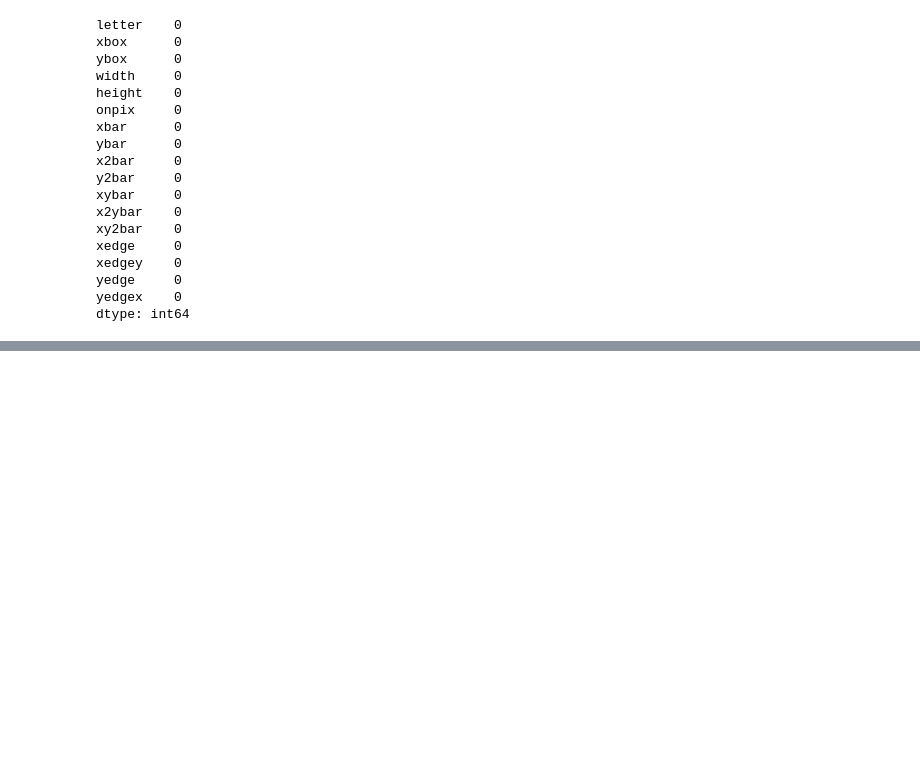
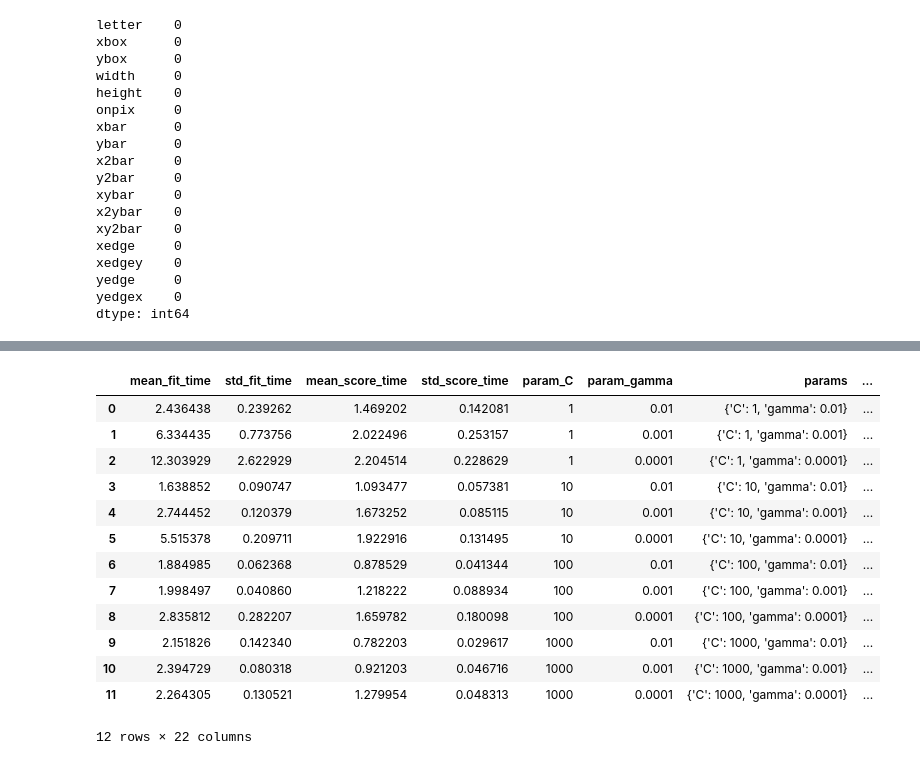
Before and after one commit to iamurali/upgrad_ml_ai, a Jupyter notebook: SVM/SVM_Letter_recognition.ipynb, the cells around one changed output, grey strips where cells are left out. Cells and saved outputs as stored; diff of their text form; code cells hidden in the pictures; blank space fills up the shorter version.

```diff
--- a/SVM/SVM_Letter_recognition.ipynb
+++ b/SVM/SVM_Letter_recognition.ipynb
@@ -74,0 +189,22 @@ sns.barp
+# %%
+folds = KFold(n_splits = 5, shuffle = True, random_state = 101)
+
+# specify range of hyperparameters
+# Set the parameters by cross-validation
+hyper_params = [ {'gamma': [1e-2, 1e-3, 1e-4],
+                     'C': [1, 10, 100, 1000]}]
+
+
+# specify model
+model = SVC(kernel="rbf")
+
+# set up GridSearchCV()
+model_cv = GridSearchCV(estimator = model,
+                        param_grid = hyper_params,
+                        scoring= 'accuracy',
+                        cv = folds,
+                        verbose = 1,
+                        return_train_score=True)
+
+# fit the model
+model_cv.fit(x_train, y_train)
@@ -74,0 +225,18 @@ sns.barp
+# %%
+cv_results = pd.DataFrame(model_cv.cv_results_)
+cv_results
+# %% [output]
+|  | mean_fit_time | std_fit_time | mean_score_time | std_score_time | param_C | param_gamma | params | ... |
+| 0 | 2.436438 | 0.239262 | 1.469202 | 0.142081 | 1 | 0.01 | {'C': 1, 'gamma': 0.01} | ... |
+| 1 | 6.334435 | 0.773756 | 2.022496 | 0.253157 | 1 | 0.001 | {'C': 1, 'gamma': 0.001} | ... |
+| 2 | 12.303929 | 2.622929 | 2.204514 | 0.228629 | 1 | 0.0001 | {'C': 1, 'gamma': 0.0001} | ... |
+| 3 | 1.638852 | 0.090747 | 1.093477 | 0.057381 | 10 | 0.01 | {'C': 10, 'gamma': 0.01} | ... |
+| 4 | 2.744452 | 0.120379 | 1.673252 | 0.085115 | 10 | 0.001 | {'C': 10, 'gamma': 0.001} | ... |
+| 5 | 5.515378 | 0.209711 | 1.922916 | 0.131495 | 10 | 0.0001 | {'C': 10, 'gamma': 0.0001} | ... |
+| 6 | 1.884985 | 0.062368 | 0.878529 | 0.041344 | 100 | 0.01 | {'C': 100, 'gamma': 0.01} | ... |
+| 7 | 1.998497 | 0.040860 | 1.218222 | 0.088934 | 100 | 0.001 | {'C': 100, 'gamma': 0.001} | ... |
+| 8 | 2.835812 | 0.282207 | 1.659782 | 0.180098 | 100 | 0.0001 | {'C': 100, 'gamma': 0.0001} | ... |
+| 9 | 2.151826 | 0.142340 | 0.782203 | 0.029617 | 1000 | 0.01 | {'C': 1000, 'gamma': 0.01} | ... |
+| 10 | 2.394729 | 0.080318 | 0.921203 | 0.046716 | 1000 | 0.001 | {'C': 1000, 'gamma': 0.001} | ... |
+| 11 | 2.264305 | 0.130521 | 1.279954 | 0.048313 | 1000 | 0.0001 | {'C': 1000, 'gamma': 0.0001} | ... |
+12 rows × 22 columns
```
Also changed, not shown: parts of 22 cells of this notebook, 2 other files.
